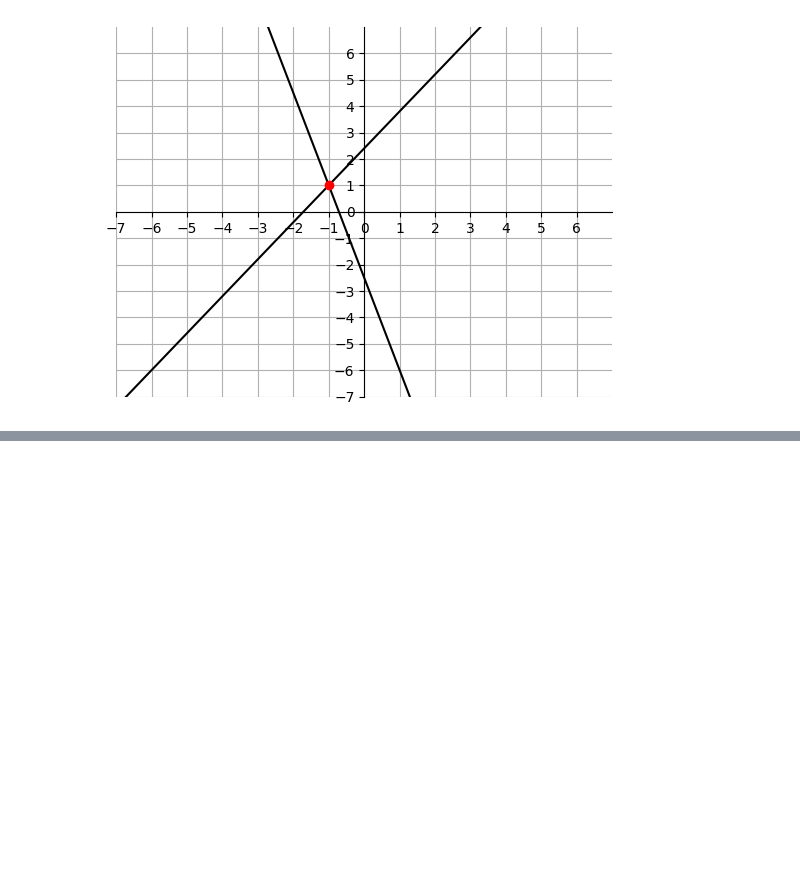
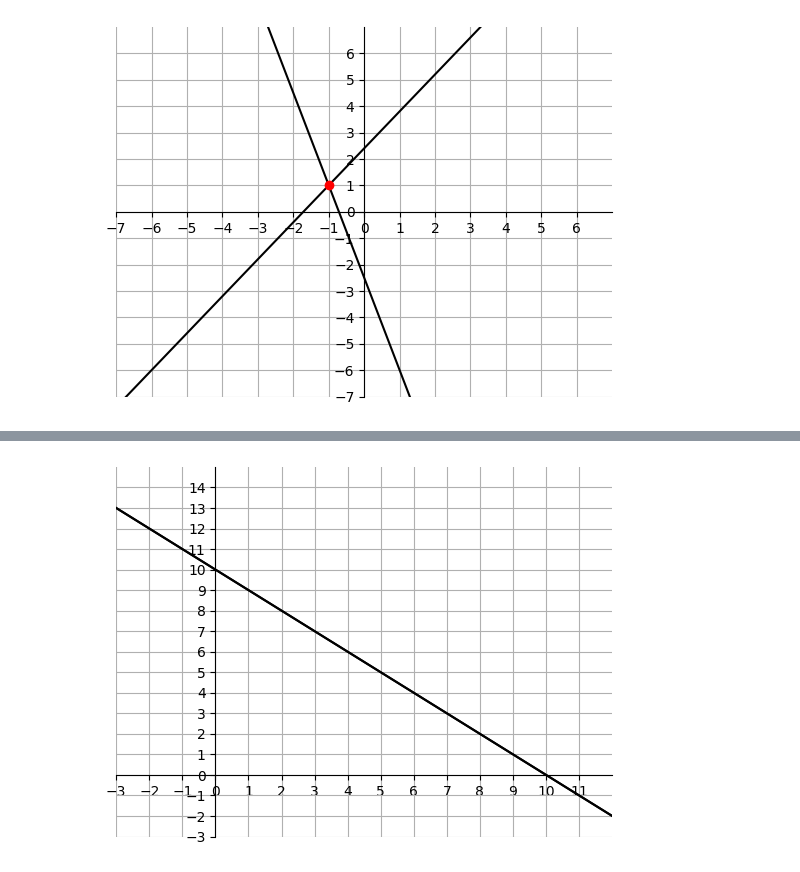
Before and after one commit to linearAlgebra2024/-2, a Jupyter notebook: 4주차.ipynb, the cells around one changed output, grey strips where cells are left out. Cells and saved outputs as stored; diff of their text form; code cells hidden in the pictures; blank space fills up the shorter version.

```diff
--- a/4주차.ipynb
+++ b/4주차.ipynb
@@ -579,0 +688,34 @@ plt.show()
+# %%
+import numpy as np
+import matplotlib.pyplot as plt
+A=np.array([[1,1],[2,2]])
+b=np.array([10,20])
+a1=A[:,0]
+a2=A[:,1]
+c1=-b
+fig=plt.figure()
+ax=fig.add_subplot(1,1,1)
+
+for c1,c2,c3 in zip(A[:,0],A[:,1],b):
+  if c2==0:
+    y=np.linspace(-20,20,100)
+    x=(c3-c2&y)/c1
+    plt.plot(x,y,color='black')
+  else:
+    x=np.linspace(-20,20,100)
+    y=(c3-c1*x)/c2
+    plt.plot(x,y,color='black')
+
+ax.axis([-3,12,-3,15])
+ax.set_xticks(range(-3,12))
+ax.set_yticks(range(-3,15))
+ax.grid()
+ax.set_axisbelow(True)
+ax.set_aspect('auto',adjustable='box')
+ax.spines['left'].set_position('zero')
+ax.spines['bottom'].set_position('zero')
+ax.spines['right'].set_color('none')
+ax.spines['top'].set_color('none')
+plt.show()
+# %% [output]
+[figure, added]
```
Also changed, not shown: parts of 15 cells of this notebook.
